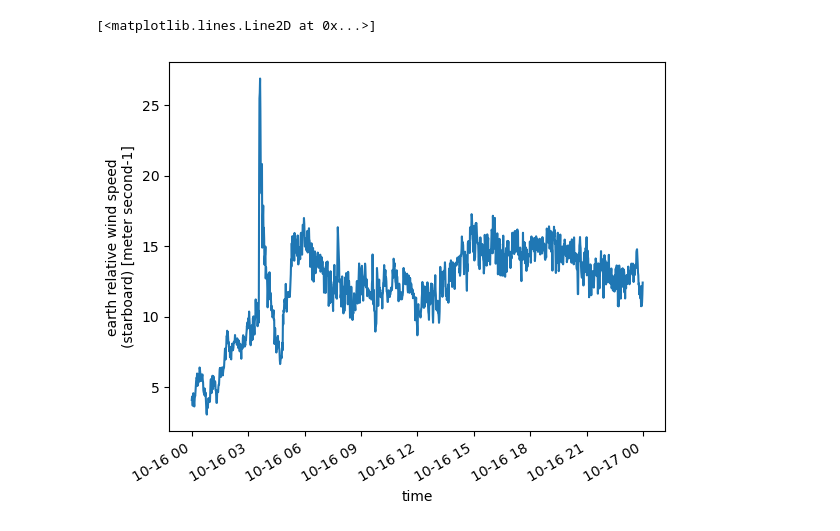
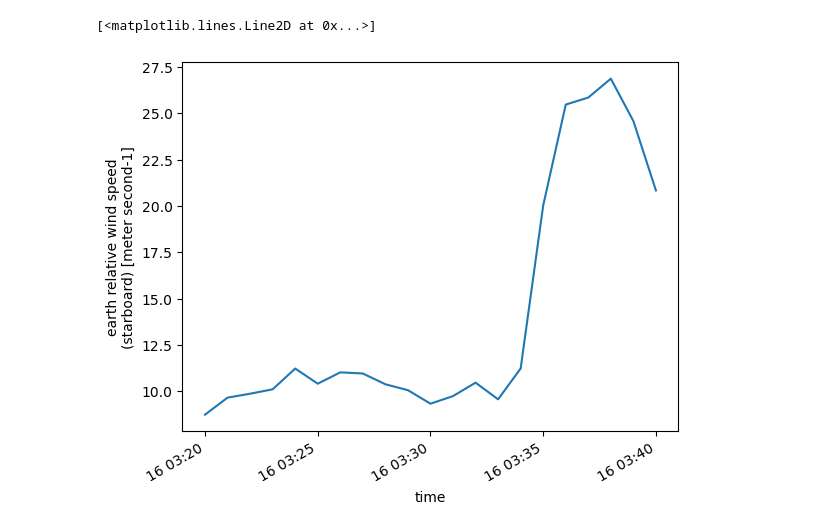
Before and after one commit to andrewbrown31/Marine-SCW, a Jupyter notebook: scripts/imos_download.ipynb, the cells around one changed output. Drawn from its saved outputs; the diff is of its cells as text; code cells hidden in the pictures.

```diff
--- a/scripts/imos_download.ipynb
+++ b/scripts/imos_download.ipynb
@@ -14,8 +15,9 @@ import xarray as xr
 # %%
+#Same data as above, but with metadata in netcdf format
 #From here: https://thredds.aodn.org.au/thredds/catalog/IMOS/SOOP/SOOP-ASF/VLMJ_Investigator/meteorological_sst_observations/2023/catalog.html
-ds = xr.open_dataset("https://thredds.aodn.org.au/thredds/dodsC/IMOS/SOOP/SOOP-ASF/VLMJ_Investigator/meteorological_sst_observations/2023/IMOS_SOOP-ASF_MT_20231016T000000Z_VLMJ_FV01_C-20231017T040121Z.nc")
+url = "https://thredds.aodn.org.au/thredds/dodsC/IMOS/SOOP/SOOP-ASF/VLMJ_Investigator/meteorological_sst_observations/2023/IMOS_SOOP-ASF_MT_20231016T000000Z_VLMJ_FV01_C-20231017T040121Z.nc"
+imos_ds = xr.open_dataset(url)
+imos_ds.WSPD.sel(TIME=time_slice).plot()
+# %% [output]
+[<matplotlib.lines.Line2D at 0x...>]
+[figure, added]
-# %%
-ds.WSPD.plot()
-# %% [output]
-[<matplotlib.lines.Line2D at 0x...>]
-[figure, removed]
```
Also changed, not shown: parts of 12 cells of this notebook, 1 other file.
